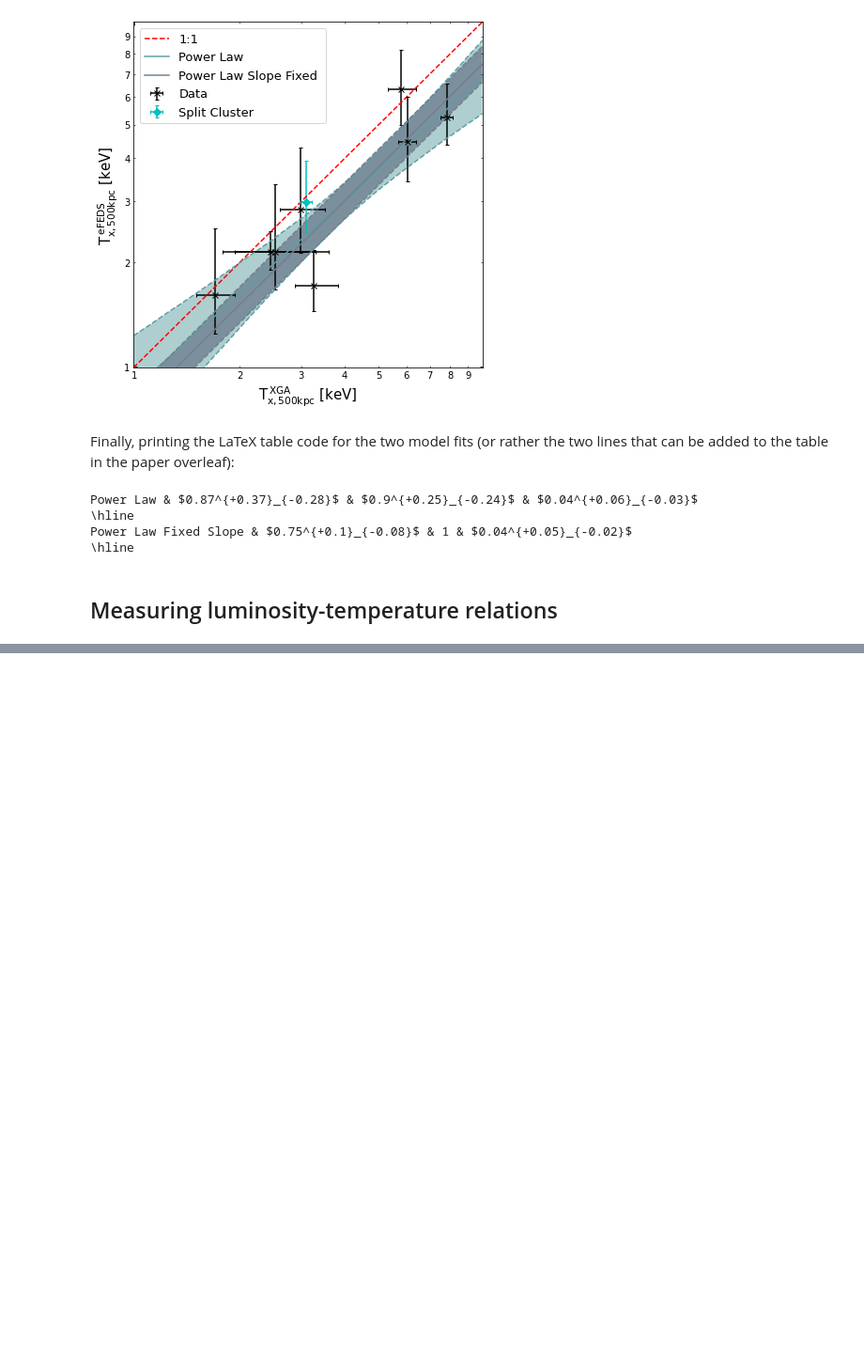
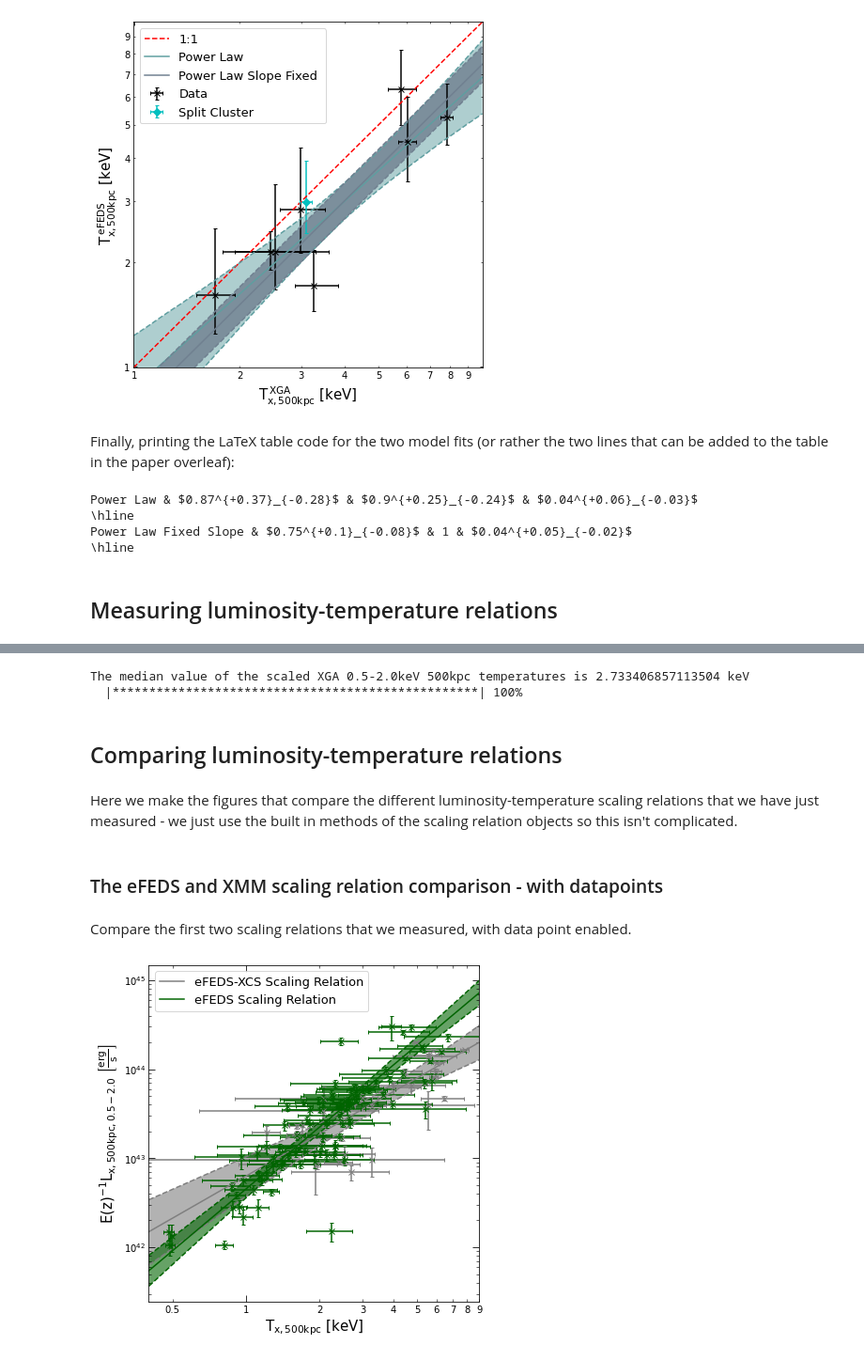
Before and after one commit to DavidT3/eFEDS-XCS-Paper, a Jupyter notebook: analysis_code/cluster_analysis.ipynb, the cells around one changed output, grey strips where cells are left out. Shown: that part at 94% size. Drawn from its saved outputs; the diff is of its cells as text; code cells hidden in the pictures; blank space fills up the shorter version.

Commit message:
The full analysis notebook should now be finished, subject to some possible changes to normalisations, a change in the split cluster custom region, and a final re-run

```diff
--- a/analysis_code/cluster_analysis.ipynb
+++ b/analysis_code/cluster_analysis.ipynb
@@ -1130,0 +1141,3 @@ Power Law Fixed Slope & $0.75^{+0.1}_{-0.08}$ & 1 & $0.04^{+0.05}_{-0.02}$
+# %%
+efeds_tnorm = Quantity(2.3, 'keV')
+efeds_lnorm = Quantity(3e+43, 'erg s^-1')
@@ -1130,0 +1200,3 @@ Power Law Fixed Slope & $0.75^{+0.1}_{-0.08}$ & 1 & $0.04^{+0.05}_{-0.02}$
+# %%
+xga_tnorm = Quantity(3.3, 'keV')
+xga_lnorm = Quantity(5.9e+43, 'erg s^-1')
@@ -1130,0 +1250,59 @@ Power Law Fixed Slope & $0.75^{+0.1}_{-0.08}$ & 1 & $0.04^{+0.05}_{-0.02}$
+# %%
+# Finding those clusters for which luminosity and temperature are both not NaN - not really necessary
+#  as the LIRA interface function does this for me, but ah well
+val_inds = np.where((np.isfinite(xga_t500[:, 0].value)) & (np.isfinite(xga_l500[:, 0].value))
+                    & (efeds_xcs_srcs.names != split_cluster))[0]
+
+# Reading the valid measurements into their own arrays
+t_arr = xga_t500[val_inds, :]
+l_arr = xga_l500[val_inds, :]
+
+# Making an array of inverse E(z) values
+inv_ezs = efeds_xcs_srcs.cosmo.inv_efunc(efeds_xcs_srcs.redshifts[val_inds])
+
+# Multiplying the luminosity values and uncertainties by E(z), then reading vals and errs into different
+#  objects
+l_arr = l_arr*inv_ezs[..., None]
+l_vals = l_arr[:, 0]
+l_errs = l_arr[:, 1:]
+
+# Reading temp values and uncertainties into separate objects, using the power-law fit we did earlier to
+#  predict eROSITA temperatures from our XMM temperature measurements
+t_vals = eros_xmm_t500.predict(t_arr[:, 0])
+t_errs = t_arr[:, 1:]
+
+# Displaying the median temperature value to justify our choice of normalisation
+print('The median value of the scaled XGA 0.5-2.0keV 500kpc temperatures is', np.median(t_vals))
+
+# Running the scaling relation fit using LIRA, and generating an XGA scaling relation object
+xga_cal_lt = scaling_relation_lira(l_vals, l_errs, t_vals, t_errs, xga_scaled_lnorm, xga_scaled_tnorm,
+                               y_name=r"E(z)$^{-1}$L$_{\rm{x}, 500kpc, 0.5-2.0}$",
+                               x_name=r"T$_{\rm{x}, 500kpc}$")
+
+# Finally we change the name of the relation from the auto-generated XGA name. This is what appears in
+#  the legend when we combine and compare the relations later.
+xga_cal_lt.name = "eFEDS-XCS Cal"
+# %% [output]
+The median value of the scaled XGA 0.5-2.0keV 500kpc temperatures is 2.733406857113504 keV
+  |**************************************************| 100%
+# %% [markdown]
+## Comparing luminosity-temperature relations
+# %% [markdown]
+Here we make the figures that compare the different luminosity-temperature scaling relations that we have just measured - we just use the built in methods of the scaling relation objects so this isn't complicated.
+# %% [markdown]
+### The eFEDS and XMM scaling relation comparison - with datapoints
+# %% [markdown]
+Compare the first two scaling relations that we measured, with data point enabled.
+# %%
+# Customising which ticks will be shown in the plot, just makes it look nicer
+x_minor_ticks=[0.5, 2, 3, 4, 5, 6, 7, 8, 9]
+
+# XGA scaling relations can just be added together to combine them
+comb_lt = xga_lt + efeds_lt
+
+# We use the scaling relation view method to display and save the figure
+comb_lt.view(figsize=(6, 5.8), plot_title='', show_data=True, x_lims=Quantity([0.4, 9], 'keV'),
+             colour_list=['tab:gray', "darkgreen"], x_ticks=[1], x_minor_ticks=x_minor_ticks,
+             save_path="output_figures/efeds_xcs_wdata_lt.pdf")
+# %% [output]
+[figure, added]
```
Also changed, not shown: parts of 32 cells of this notebook.
